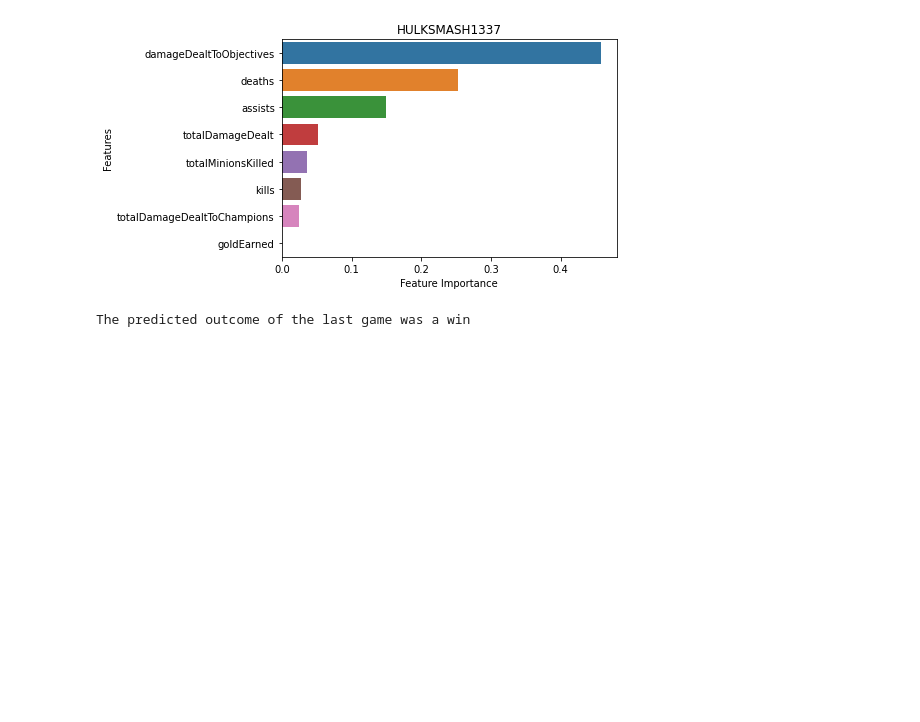
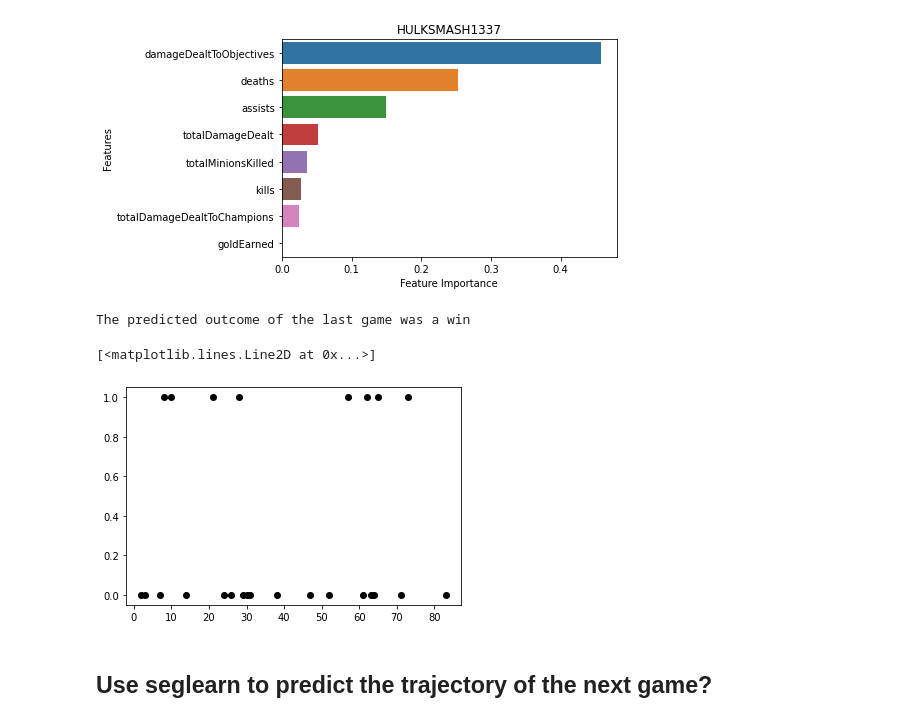
Before and after one commit to bszek213/ML-and-League-of-Legends, a Jupyter notebook: tyler1_predictor_win_loss.ipynb, the cells around one changed output. Drawn from its saved outputs; the diff is of its cells as text; code cells hidden in the pictures; blank space fills up the shorter version.

```diff
--- a/tyler1_predictor_win_loss.ipynb
+++ b/tyler1_predictor_win_loss.ipynb
@@ -151,4 +151,9 @@ else:
 The predicted outcome of the last game was a win
 # %%
 #watcher.spectator.by_summoner(my_region,lol_tyler_1['id'])
-plt.plot(y_test)
+plt.plot(y_test,'o', color='black')
+# %% [output]
+[<matplotlib.lines.Line2D at 0x...>]
+[figure, added]
+# %% [markdown]
+## Use seglearn to predict the trajectory of the next game?
```
Also changed, not shown: 1 other file.
